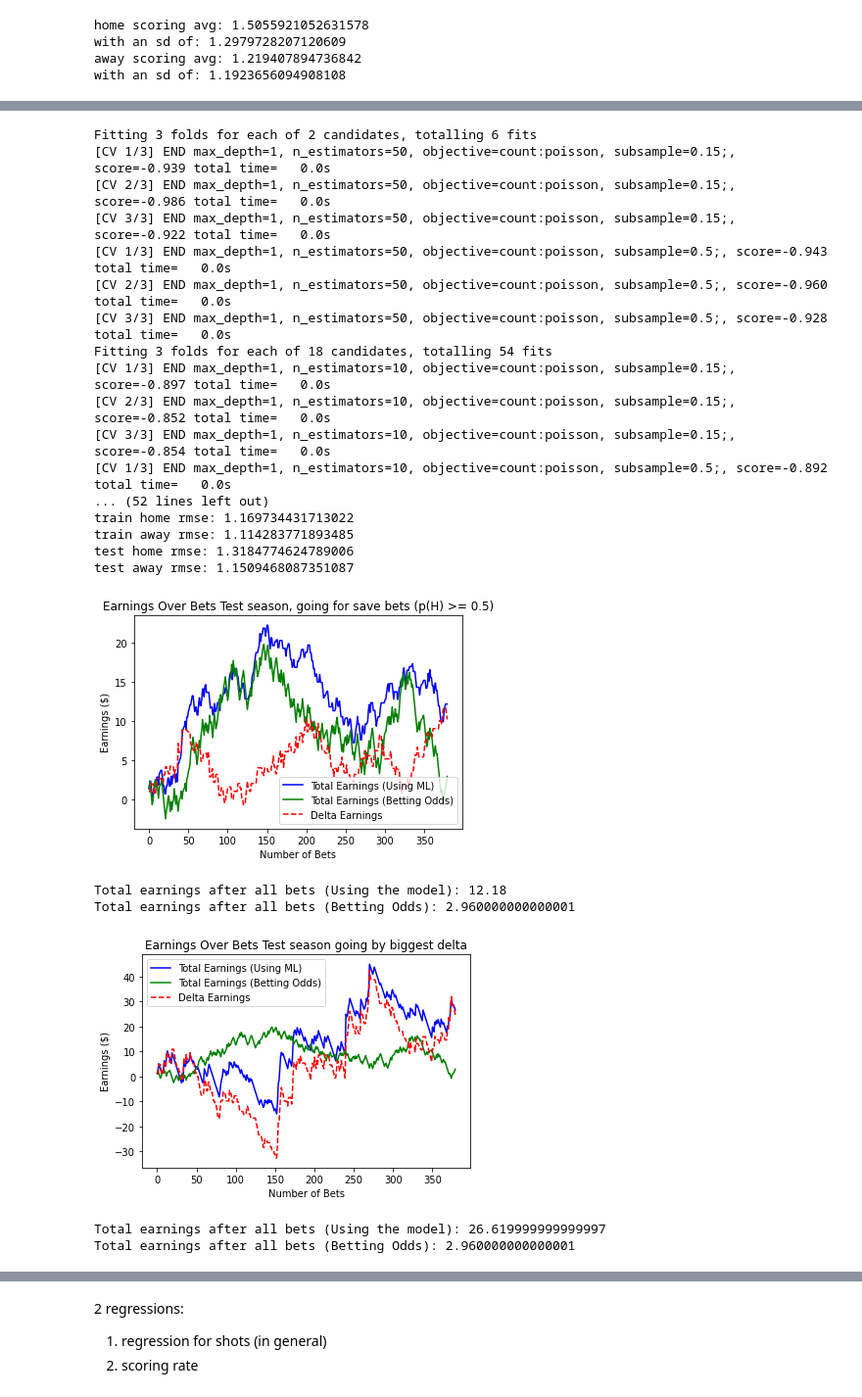
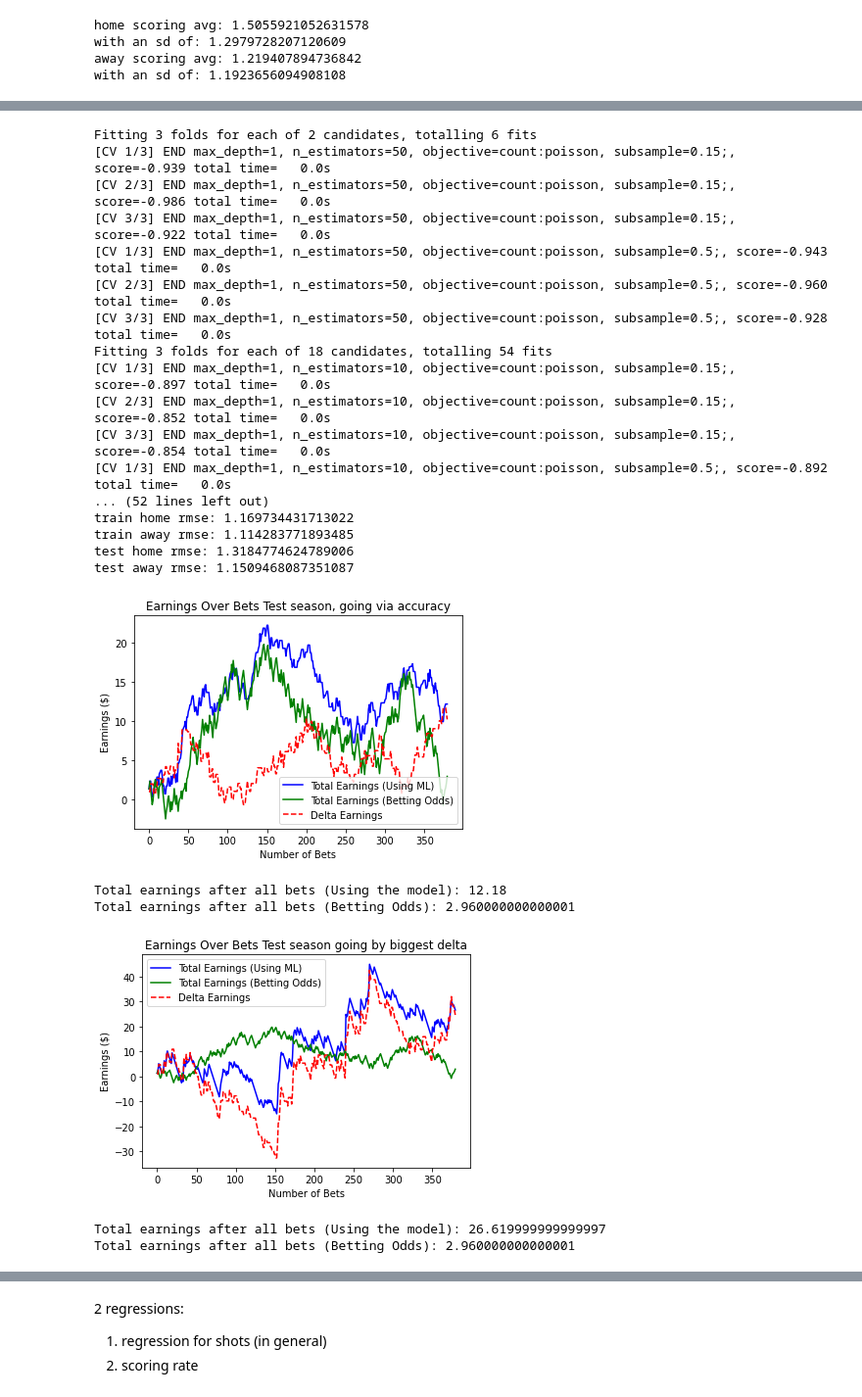
Before and after one commit to YuvalRubinstein99/EPLProject, a Jupyter notebook: Statistics and modeling/prediction.ipynb, the cells around one changed output, grey strips where cells are left out. Shown at 98% size. Drawn from its saved outputs; the diff is of its cells as text; code cells hidden in the pictures.

```diff
--- a/Statistics and modeling/prediction.ipynb
+++ b/Statistics and modeling/prediction.ipynb
@@ -821,9 +818,11 @@ print('test away rmse:', np.sqrt(mean_squared_error(ytest_away, away_test)))
 
 train_probas = extract_poisson_probas(home_train, away_train)
 test_probas = extract_poisson_probas(home_test, away_test)
-bet_and_plot_thresh(test_probas, y_test, betting_data, normalized_probas, extra_title=' Test season, going for save bets (p(H) >= 0.5)')
+bet_and_plot_thresh(test_probas, y_test, betting_data, normalized_probas, extra_title=' Test season, going via accuracy')
 bet_and_plot(np.asarray(test_probas-normalized_probas), y_test, betting_data, normalized_probas, extra_title=' Test season going by biggest delta')
 bet_and_plot_thresh(np.power(np.asarray(betting_data),test_probas), y_test, betting_data, normalized_probas, extra_title=' Test season, going for rev^proba', threshold=1)
+bet_and_plot_thresh(np.power(np.asarray(betting_data),normalized_probas), y_test, betting_data, normalized_probas, extra_title=' Test season, going for rev^proba', threshold=1)
+
 bet_and_plot_thresh(test_probas*np.log(np.asarray(betting_data)), y_test, betting_data, normalized_probas, extra_title=' Test season, going for rev^proba')
 
 
@@ -860,34 +859,34 @@ plt.ylabel('True')
 plt.title(f'Confusion Matrix (Test)\nAccuracy: {accuracy:.2f}')
 plt.show()
 train_auc_ovr = roc_auc_score(y_train, train_probas, multi_class='ovr')
 print(f"Training OvR AUC: {train_auc_ovr}")
 
 # Calculate OvO AUC for the test set
 test_auc_ovr = roc_auc_score(y_test, test_probas, multi_class='ovr')
 print(f"Test OvR AUC: {test_auc_ovr}")
 '''
 best hyper parameters for home regression: {'max_depth': 1, 'n_estimators': 100, 'objective': 'count:poisson', 'subsample': 0.5}
 best parameters for away reg: {'max_depth': 1, 'n_estimators': 50, 'objective': 'count:poisson', 'subsample': 0.5}
 '''
 # %% [output]
 Fitting 3 folds for each of 2 candidates, totalling 6 fits
 [CV 1/3] END max_depth=1, n_estimators=50, objective=count:poisson, subsample=0.15;, score=-0.939 total time=   0.0s
 [CV 2/3] END max_depth=1, n_estimators=50, objective=count:poisson, subsample=0.15;, score=-0.986 total time=   0.0s
 [CV 3/3] END max_depth=1, n_estimators=50, objective=count:poisson, subsample=0.15;, score=-0.922 total time=   0.0s
 [CV 1/3] END max_depth=1, n_estimators=50, objective=count:poisson, subsample=0.5;, score=-0.943 total time=   0.0s
 [CV 2/3] END max_depth=1, n_estimators=50, objective=count:poisson, subsample=0.5;, score=-0.960 total time=   0.0s
 [CV 3/3] END max_depth=1, n_estimators=50, objective=count:poisson, subsample=0.5;, score=-0.928 total time=   0.0s
 Fitting 3 folds for each of 18 candidates, totalling 54 fits
 [CV 1/3] END max_depth=1, n_estimators=10, objective=count:poisson, subsample=0.15;, score=-0.897 total time=   0.0s
 [CV 2/3] END max_depth=1, n_estimators=10, objective=count:poisson, subsample=0.15;, score=-0.852 total time=   0.0s
 [CV 3/3] END max_depth=1, n_estimators=10, objective=count:poisson, subsample=0.15;, score=-0.854 total time=   0.0s
 [CV 1/3] END max_depth=1, n_estimators=10, objective=count:poisson, subsample=0.5;, score=-0.892 total time=   0.0s
 ... (52 lines left out)
 train home rmse: 1.169734431713022
 train away rmse: 1.114283771893485
 test home rmse: 1.3184774624789006
 test away rmse: 1.1509468087351087
-[figure, old version]
+[figure, new version]
 Total earnings after all bets (Using the model): 12.18
 Total earnings after all bets (Betting Odds): 2.960000000000001
 [figure]
```
Also changed, not shown: parts of 5 cells of this notebook.
